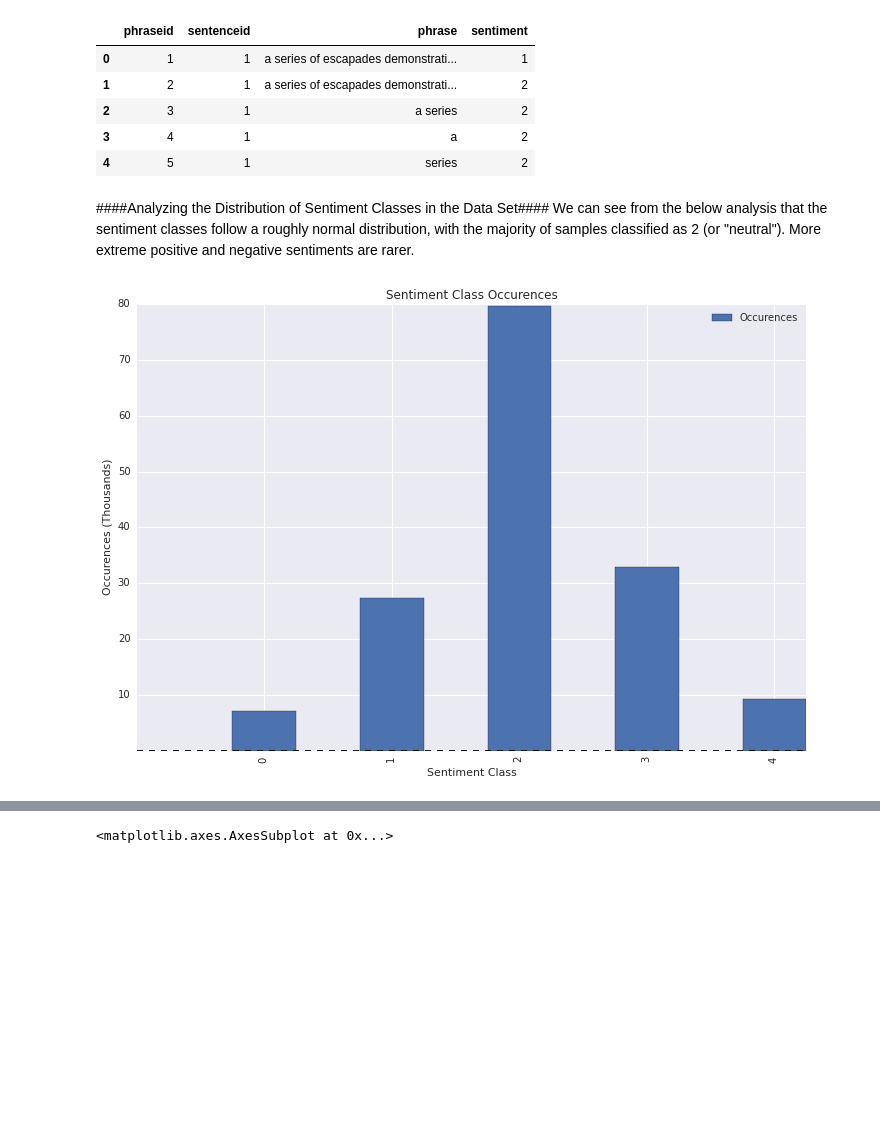
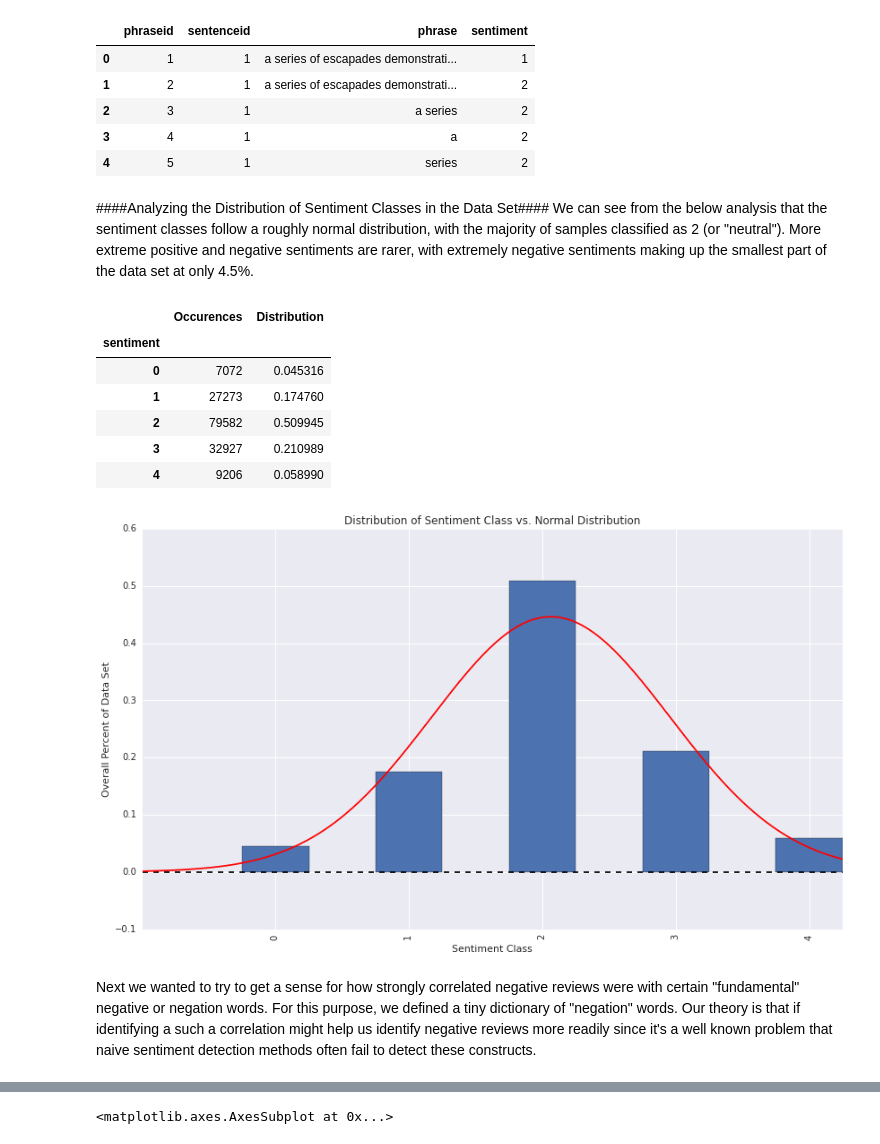
Before and after one commit to DryingPole/sentiment, a Jupyter notebook: notebooks/Final Project Process Book.ipynb, the cells around one changed output, grey strips where cells are left out. Drawn from its saved outputs; the diff is of its cells as text; code cells hidden in the pictures; blank space fills up the shorter version.

```diff
--- a/notebooks/Final Project Process Book.ipynb
+++ b/notebooks/Final Project Process Book.ipynb
@@ -53,17 +54,35 @@ phrases.head()
 | 4 | 5 | 1 | series | 2 |
 # %% [markdown]
 ####Analyzing the Distribution of Sentiment Classes in the Data Set####
-We can see from the below analysis that the sentiment classes follow a roughly normal distribution, with the majority of samples classified as 2 (or "neutral"). More extreme positive and negative sentiments are rarer.
+We can see from the below analysis that the sentiment classes follow a roughly normal distribution, with the majority of samples classified as 2 (or "neutral"). More extreme positive and negative sentiments are rarer, with extremely negative sentiments making up the smallest part of the data set at only 4.5%.
+# %%
+# Get the total counts for each sentiment class within the data set
+sent_counts = phrases[['sentiment']].groupby(by='sentiment').size().to_frame(name='Occurences')
+sent_dist = sent_counts.divide(phrases.shape[0]).rename(columns={'Occurences': 'Distribution'})
+sent_counts.merge(sent_dist, left_index=True, right_index=True)
+# %% [output]
+|  | Occurences | Distribution |
+| sentiment |  |  |
+| 0 | 7072 | 0.045316 |
+| 1 | 27273 | 0.174760 |
+| 2 | 79582 | 0.509945 |
+| 3 | 32927 | 0.210989 |
+| 4 | 9206 | 0.058990 |
 # %%
+import math
+import matplotlib.mlab as mlab
+
 # Distribution of each class within the data set
-sent_counts = phrases[['sentiment']].groupby(by='sentiment').size().to_frame(name='Occurences').apply(lambda x: x / 1000)
-sent_counts.plot(kind='bar', title='Sentiment Class Occurences', figsize=(12,8))
-plt.yticks(np.arange(10, 90, 10))
+mew, std = phrases.sentiment.mean(), phrases.sentiment.std()
+xs = np.linspace(-1, 5, 200)
+sent_dist.plot(kind='bar', title='Distribution of Sentiment Class vs. Normal Distribution', figsize=(14,8), legend=None)
+plt.plot(xs, mlab.normpdf(xs, mew, std), c='r')
 plt.xlabel('Sentiment Class')
-plt.ylabel('Occurences (Thousands)')
-
+plt.ylabel('Overall Percent of Data Set')
 None
 # %% [output]
-[figure, old version]
+[figure, new version]
+# %% [markdown]
+Next we wanted to try to get a sense for how strongly correlated negative reviews were with certain "fundamental" negative or negation words. For this purpose, we defined a tiny dictionary of "negation" words. Our theory is that if identifying a such a correlation might help us identify negative reviews more readily since it's a well known problem that naive sentiment detection methods often fail to detect these constructs.
 # %%
 # Data Exploration -- capture some features of each phrase
```
Also changed, not shown: parts of 9 cells of this notebook, 6 other files.
